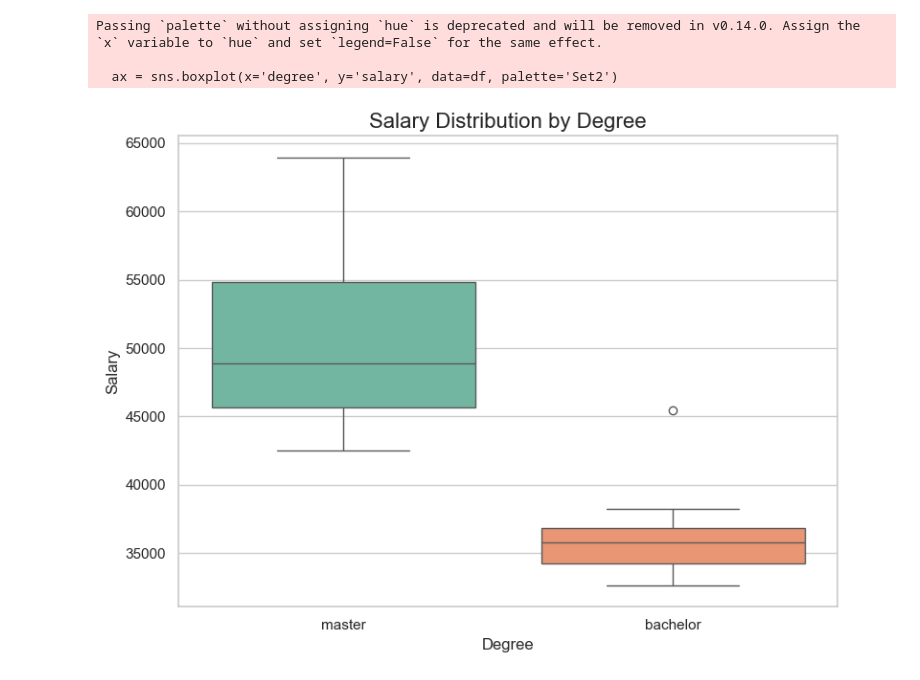
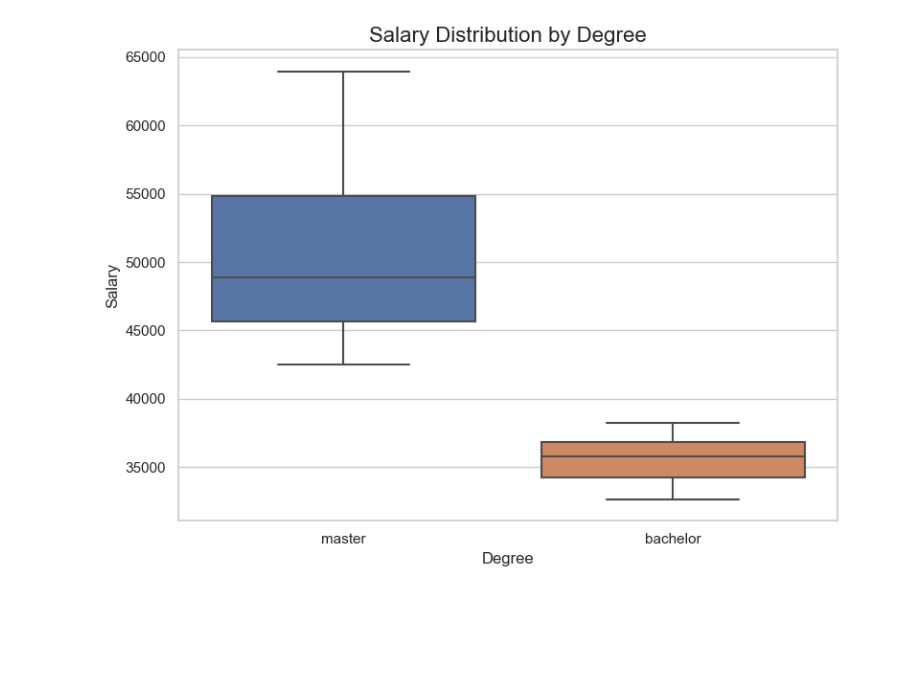
Before and after one commit to LEEWEICHIEH/Salary, a Jupyter notebook: degree salary.ipynb, the cells around one changed output. Saved outputs shown, nothing was run; the diff lists cells and outputs as text; code cells hidden in the pictures; blank space fills up the shorter version.

```diff
--- a/degree salary.ipynb
+++ b/degree salary.ipynb
@@ -1,26 +1,23 @@
 # %%
 import pandas as pd
 import seaborn as sns
 import matplotlib.pyplot as plt
 
 # 假設你已經讀入了 Excel 資料：
-df = pd.read_excel("薪水.xlsx", sheet_name="工作表1")
+df = pd.read_excel("C:/Users/william/Desktop/薪水.xlsx", sheet_name="工作表1")
 
 # 將學歷轉為類別變數，如果還沒做的話
 df['degree'] = df['degree'].astype(str)
 df['salary'] = pd.to_numeric(df['salary'], errors='coerce')
 
 # 畫箱型圖
 plt.figure(figsize=(8, 6))
 sns.set(style="whitegrid")
-ax = sns.boxplot(x='degree', y='salary', data=df, palette='Set2')
+ax = sns.boxplot(x='degree',y='salary', data=df, showfliers=False)
 ax.set_title('Salary Distribution by Degree', fontsize=16)
 ax.set_xlabel('Degree', fontsize=12)
 ax.set_ylabel('Salary', fontsize=12)
 plt.tight_layout()
 plt.show()
 # %% [output]
-Passing `palette` without assigning `hue` is deprecated and will be removed in v0.14.0. Assign the `x` variable to `hue` and set `legend=False` for the same effect.
-
-  ax = sns.boxplot(x='degree', y='salary', data=df, palette='Set2')
-[figure, old version]
+[figure, new version]
```
Also changed, not shown: 2 other files.
